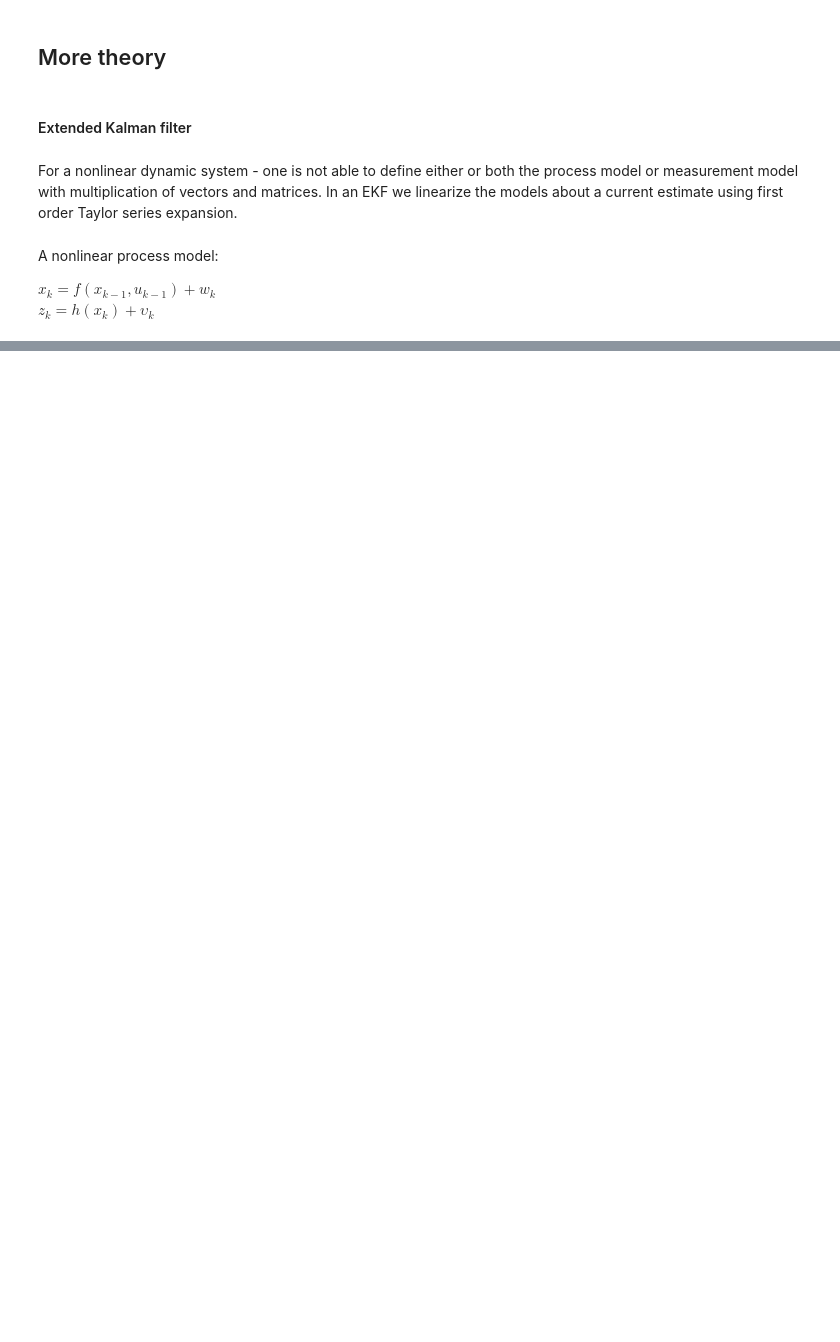
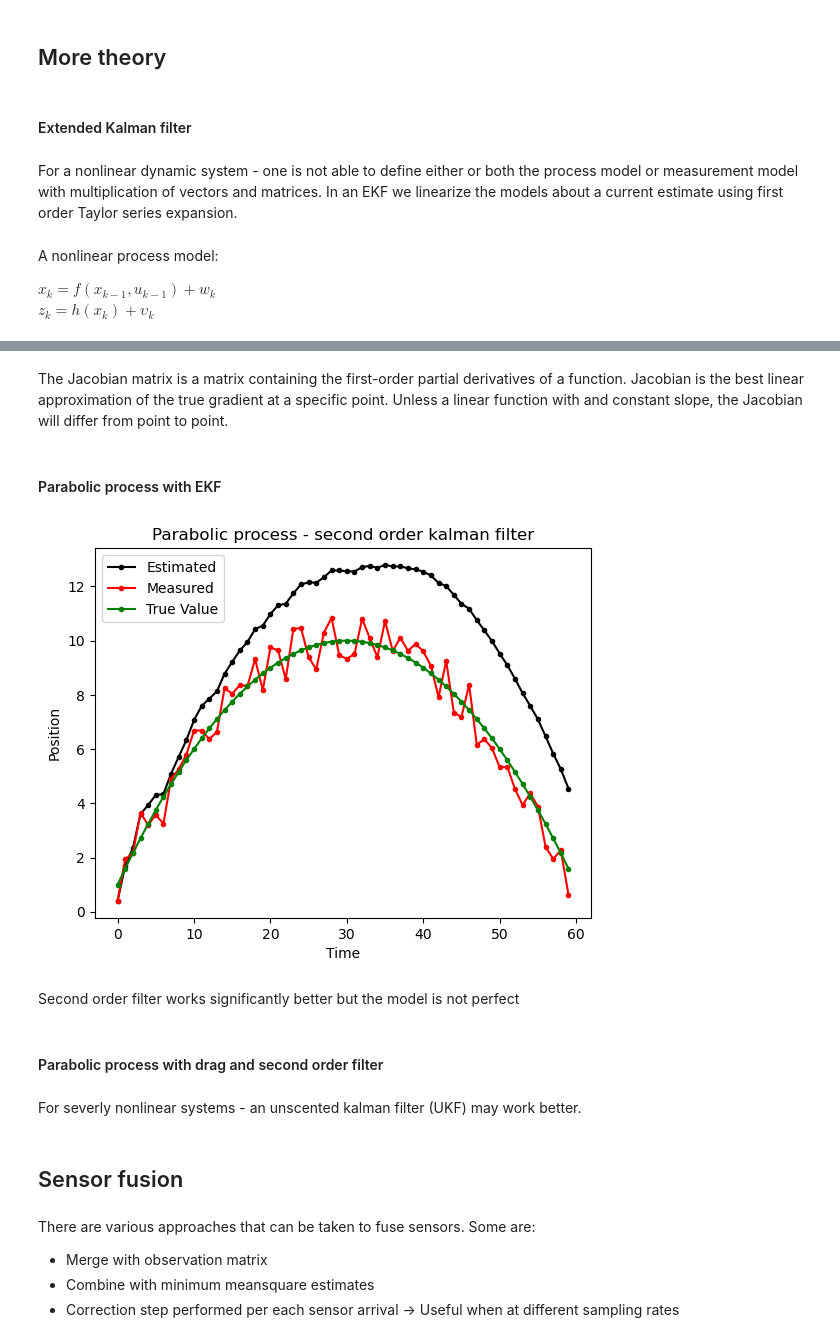
Before and after one commit to 262882/myKalmanFIlter, a Jupyter notebook: kalmanFilteringDemo.ipynb, the cells around one changed output, grey strips where cells are left out. Drawn from its saved outputs; the diff is of its cells as text; code cells hidden in the pictures; blank space fills up the shorter version.

```diff
--- a/kalmanFilteringDemo.ipynb
+++ b/kalmanFilteringDemo.ipynb
@@ -521,0 +396,4 @@ $z_t=Hx_{t}$
+# %% [markdown]
+The Jacobian matrix is a matrix containing the first-order partial derivatives of a function. Jacobian is the best linear approximation of the true gradient at a specific point.  Unless a linear function with and constant slope, the Jacobian will differ from point to point.
+# %% [markdown]
+#### Parabolic process with EKF
@@ -521,0 +416,27 @@ $z_t=Hx_{t}$
+# %%
+secondFilter_para = MyKalmanFilterHigherOrder(X0, P0, r, Q, F, H)
+df_para_second = run_filter(secondFilter_para, para_measure)
+# %%
+plt.plot(df_para_second.index, np.stack((df_para_second['xt_curr'].to_numpy()).tolist(), axis=0)[:,0],marker=".",color="black")
+plt.plot(df_para_second.index, para_measure ,marker=".",color="red")
+plt.plot(df_para_second.index, para_gt ,marker=".",color="g")
+plt.title("Parabolic process - second order kalman filter")
+plt.xlabel("Time")
+plt.ylabel("Position")
+plt.legend(["Estimated","Measured","True Value"],loc='upper left')
+plt.show()
+# %% [output]
+[figure, added]
+# %% [markdown]
+Second order filter works significantly better but the model is not perfect
+# %% [markdown]
+#### Parabolic process with drag and second order filter
+# %% [markdown]
+For severly nonlinear systems - an unscented kalman filter (UKF) may work better.
+# %% [markdown]
+## Sensor fusion
+# %% [markdown]
+There are various approaches that can be taken to fuse sensors. Some are:
+- Merge with observation matrix
+- Combine with minimum meansquare estimates
+- Correction step performed per each sensor arrival -> Useful when at different sampling rates
```
Also changed, not shown: parts of 87 cells of this notebook, 1 other file.
